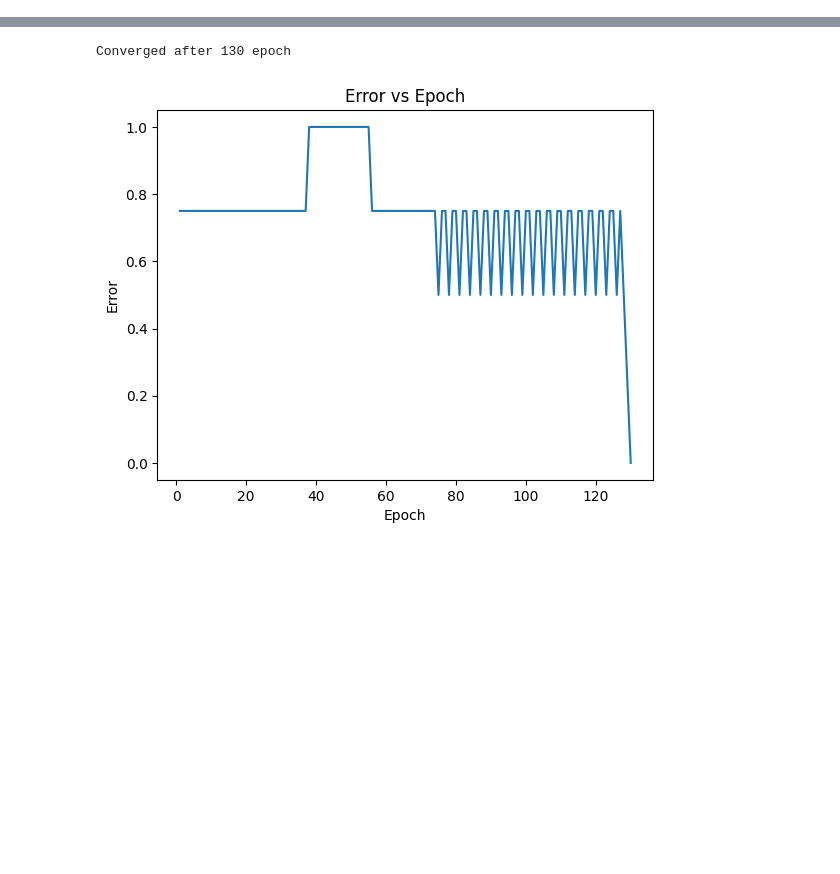
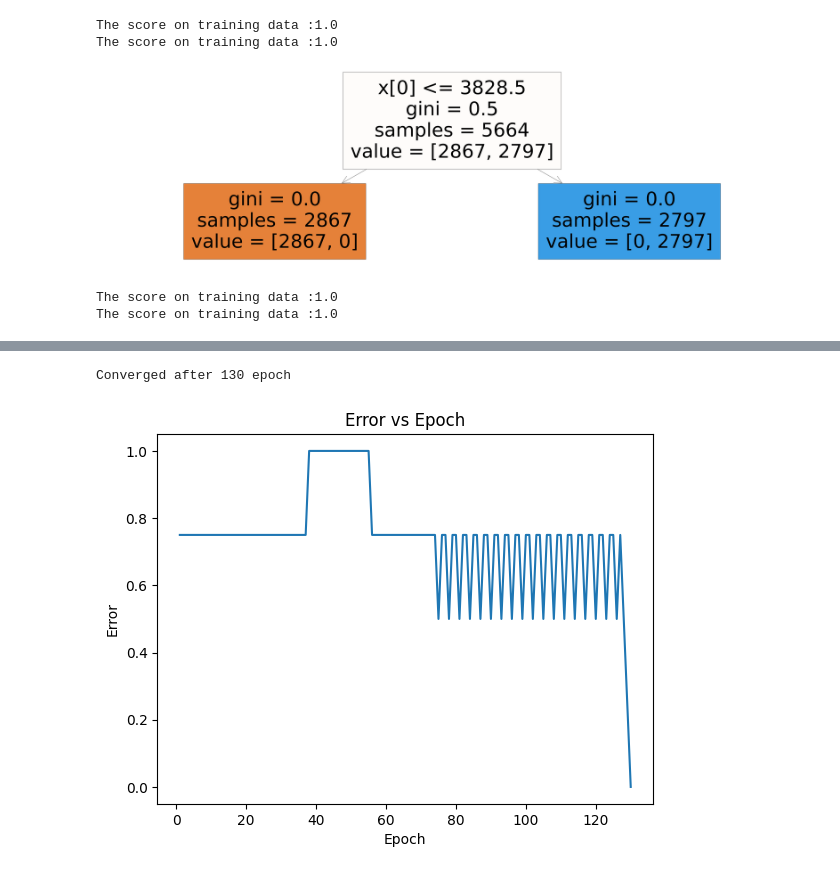
Before and after one commit to Gowtham0311/ML_lab, a Jupyter notebook: CSE21169_Lab5.ipynb, the cells around one changed output, grey strips where cells are left out. Drawn from its saved outputs; the diff is of its cells as text; code cells hidden in the pictures; blank space fills up the shorter version.

```diff
--- a/CSE21169_Lab5.ipynb
+++ b/CSE21169_Lab5.ipynb
@@ -0,0 +392,5 @@
+# %%
+import pandas as pd
+import numpy as np
+df=pd.read_excel("dataset_final.xlsx")
+df.head()
@@ -0,0 +405,38 @@
+# %%
+df.drop("fname",axis=1,inplace=True)
+# %%
+from sklearn.model_selection import train_test_split
+x = df.drop("label",axis=1)
+y = df["label"]
+
+x_train, x_test, y_train, y_test = train_test_split(x, y, test_size=0.25)
+model_basic = DecisionTreeClassifier()
+model_basic.fit(x_train,y_train)
+
+# score on train data
+print(f"The score on training data :{ model_basic.score(x_train,y_train)}")
+
+# score on test data
+print(f"The score on training data :{ model_basic.score(x_test,y_test)}")
+# %% [output]
+The score on training data :1.0
+The score on training data :1.0
+# %%
+import matplotlib.pyplot as plt
+plt.figure(figsize=(70, 20))
+from sklearn.tree import plot_tree
+plot_tree(model_basic, filled=True)
+plt.show()
+# %% [output]
+[figure, added]
+# %%
+model_improved = DecisionTreeClassifier(max_depth=5)
+model_improved.fit(x_train,y_train)
+# score on train data
+print(f"The score on training data :{ model_improved.score(x_train,y_train)}")
+
+# score on test data
+print(f"The score on training data :{ model_improved.score(x_test,y_test)}")
+# %% [output]
+The score on training data :1.0
+The score on training data :1.0
```
Also changed, not shown: parts of 45 cells of this notebook.
